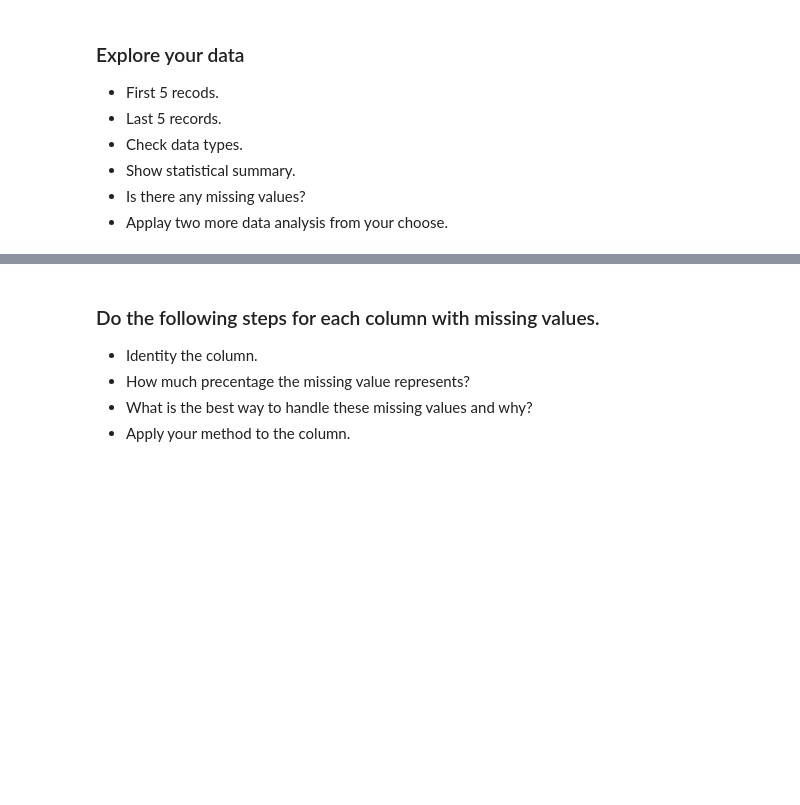
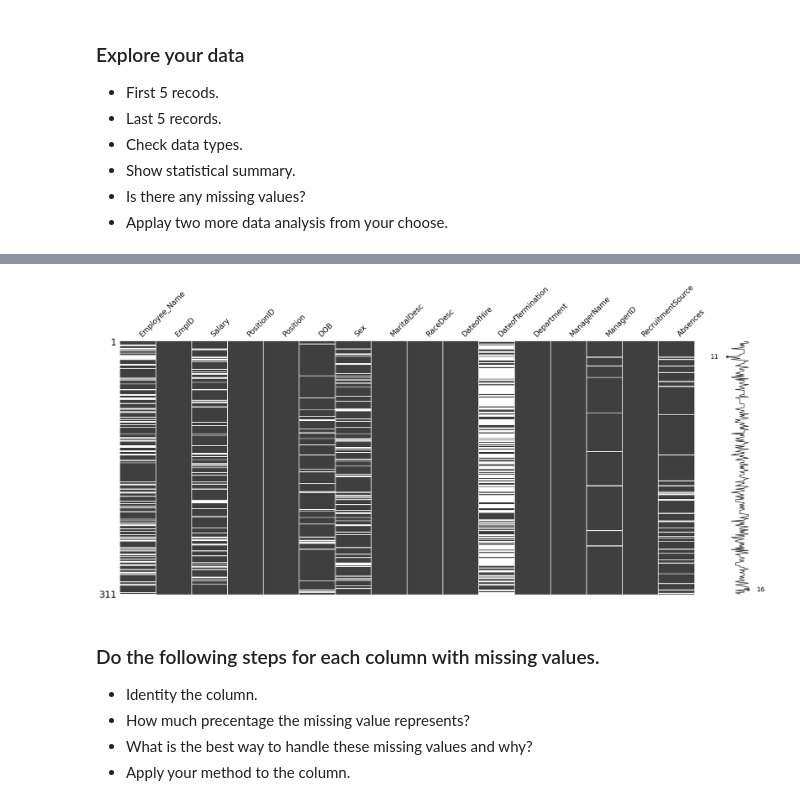
Before and after one commit to Tuwaiq-Data-Science-Bootcamp-V4/Missing-Data-Lab, a Jupyter notebook: Missing_Data_Assignment.ipynb, the cells around one changed output, grey strips where cells are left out. Drawn from its saved outputs; the diff is of its cells as text; code cells hidden in the pictures; blank space fills up the shorter version.

```diff
--- a/Missing_Data_Assignment.ipynb
+++ b/Missing_Data_Assignment.ipynb
@@ -14,3 +117,9 @@
+# %%
+import missingno as msno
+
+msno.matrix(df);
+# %% [output]
+[figure, added]
 # %% [markdown]
 ### Do the following steps for each column with missing values.
 * Identity the column.
```
Also changed, not shown: parts of 19 cells of this notebook.
